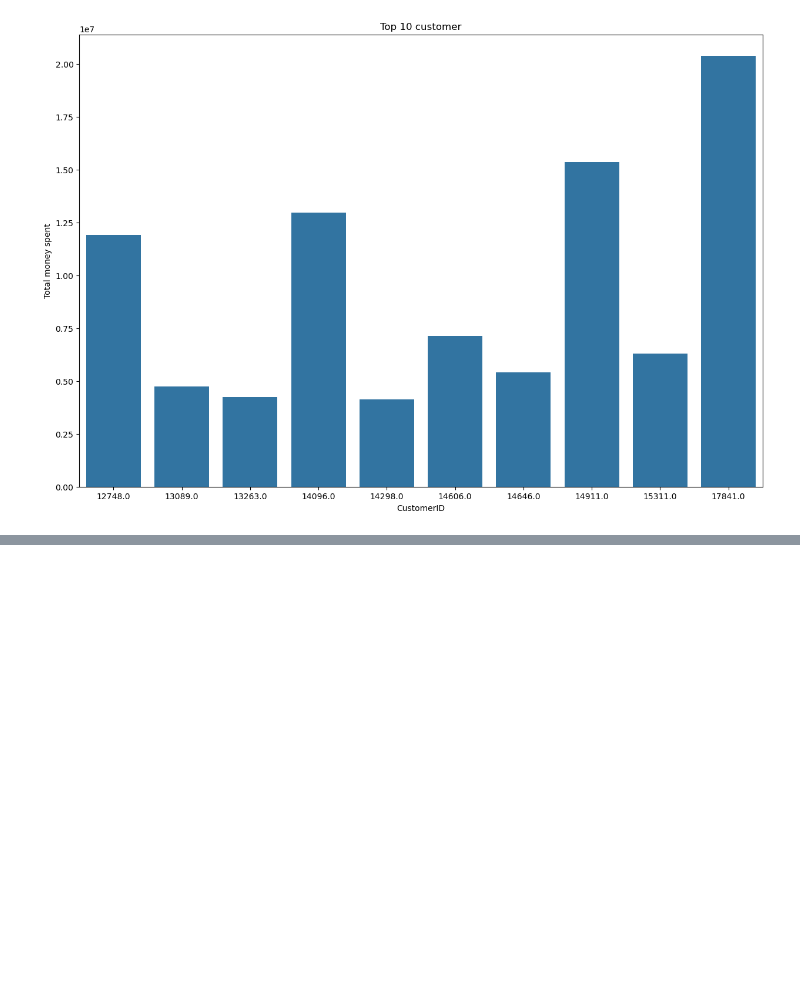
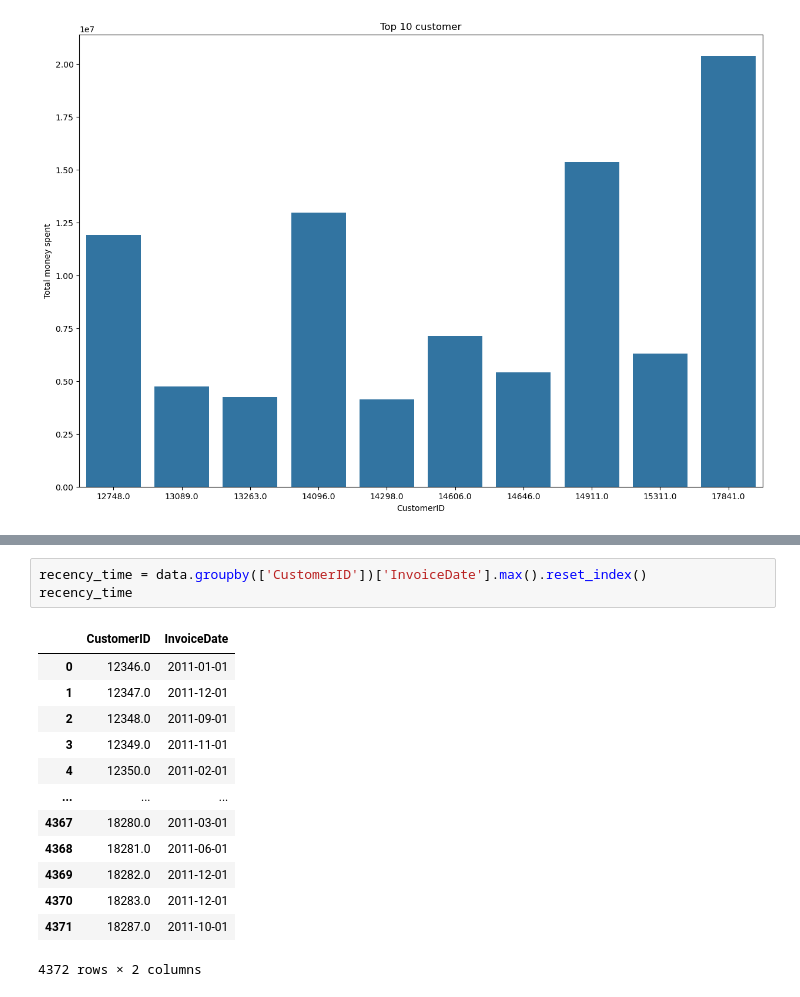
Before and after one commit to DaVinciAyo/Cohort-ecom, a Jupyter notebook: notebooks/ecom.ipynb, the cells around one changed output, grey strips where cells are left out. Drawn from its saved outputs; the diff is of its cells as text; blank space fills up the shorter version.

```diff
--- a/notebooks/ecom.ipynb
+++ b/notebooks/ecom.ipynb
@@ -383,0 +405,17 @@ plt.show()
+# %%
+recency_time = data.groupby(['CustomerID'])['InvoiceDate'].max().reset_index()
+recency_time
+# %% [output]
+|  | CustomerID | InvoiceDate |
+| 0 | 12346.0 | 2011-01-01 |
+| 1 | 12347.0 | 2011-12-01 |
+| 2 | 12348.0 | 2011-09-01 |
+| 3 | 12349.0 | 2011-11-01 |
+| 4 | 12350.0 | 2011-02-01 |
+| ... | ... | ... |
+| 4367 | 18280.0 | 2011-03-01 |
+| 4368 | 18281.0 | 2011-06-01 |
+| 4369 | 18282.0 | 2011-12-01 |
+| 4370 | 18283.0 | 2011-12-01 |
+| 4371 | 18287.0 | 2011-10-01 |
+4372 rows × 2 columns
```
Also changed, not shown: parts of 17 cells of this notebook.
